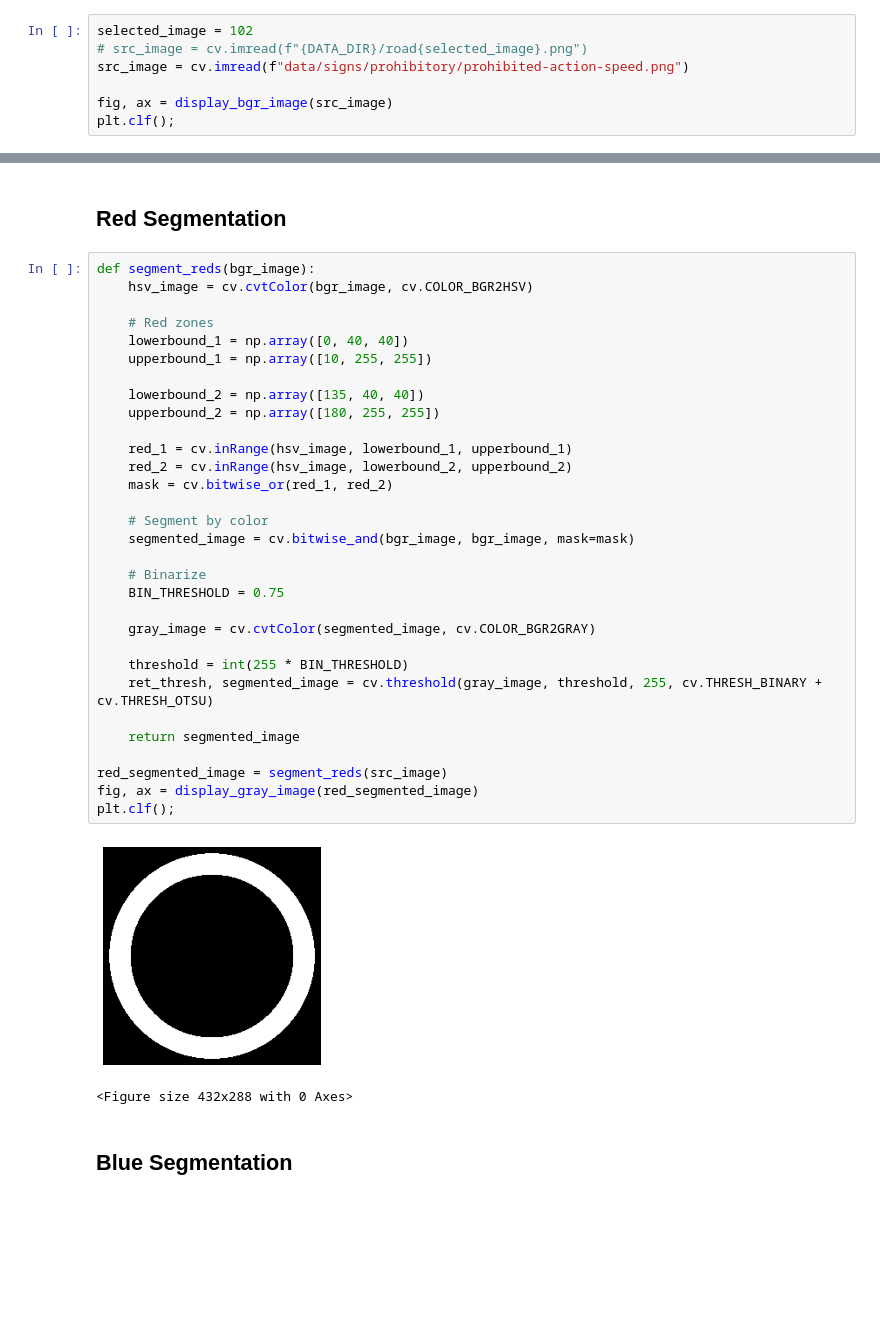
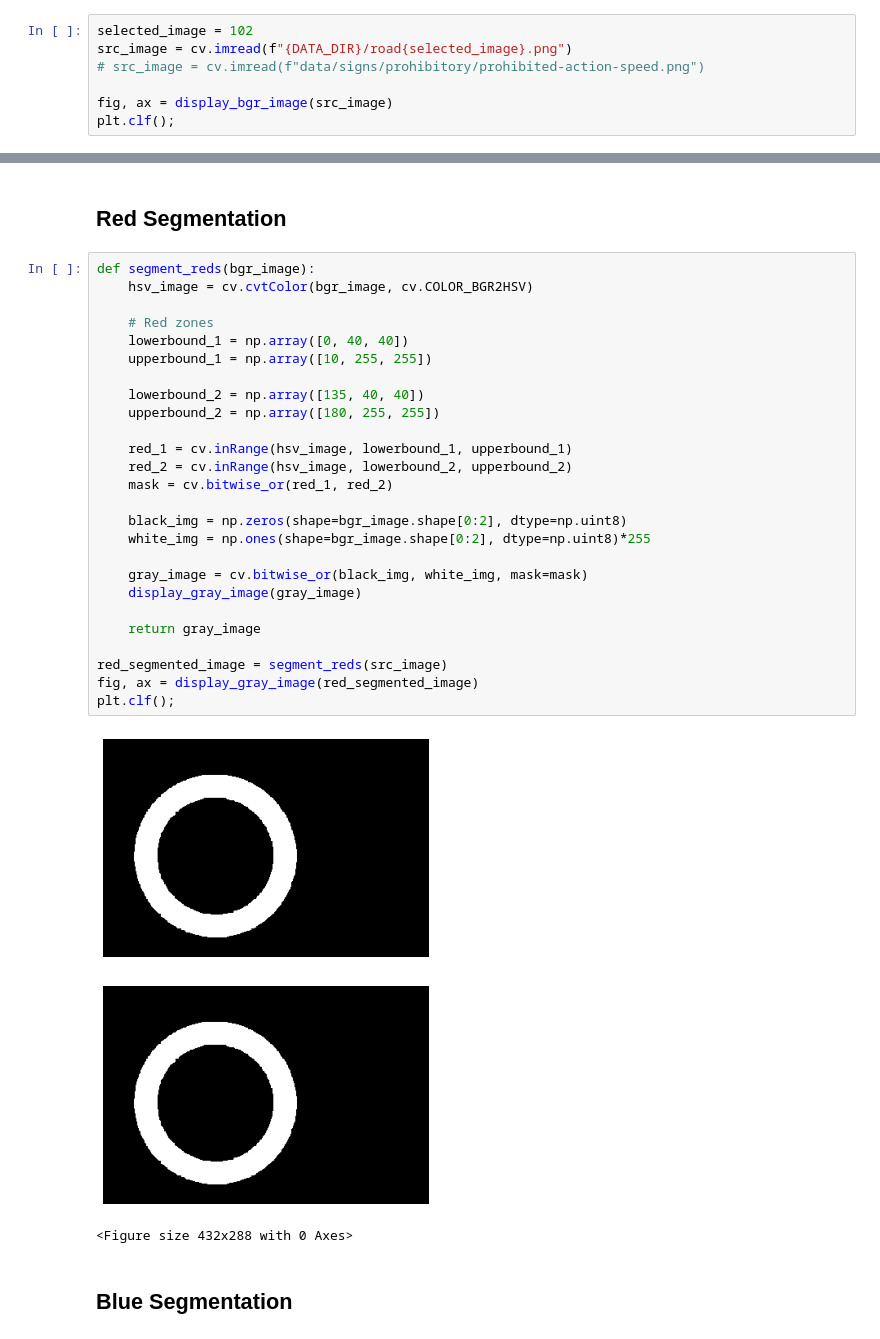
Before and after one commit to Telmooo/traffic-signifier, a Jupyter notebook: traffic_signifier.ipynb, the cells around one changed output, grey strips where cells are left out. Cells and saved outputs as stored; diff of their text form; blank space fills up the shorter version.

Commit message:
Fix: replaced thresholding for binarization of segmentation

```diff
--- a/traffic_signifier.ipynb
+++ b/traffic_signifier.ipynb
@@ -33,8 +33,8 @@ def display_gray_image(gray_image, show=True):
 # Original Image
 # %%
 selected_image = 102
-# src_image = cv.imread(f"{DATA_DIR}/road{selected_image}.png")
-src_image = cv.imread(f"data/signs/prohibitory/prohibited-action-speed.png")
+src_image = cv.imread(f"{DATA_DIR}/road{selected_image}.png")
+# src_image = cv.imread(f"data/signs/prohibitory/prohibited-action-speed.png")
 
 fig, ax = display_bgr_image(src_image)
 plt.clf();
@@ -141,36 +141,32 @@ In this phase, the processed image will be segmented by color. It was decided to
 # %%
 def segment_reds(bgr_image):
     hsv_image = cv.cvtColor(bgr_image, cv.COLOR_BGR2HSV)
 
     # Red zones
     lowerbound_1 = np.array([0, 40, 40])
     upperbound_1 = np.array([10, 255, 255])
 
     lowerbound_2 = np.array([135, 40, 40])
     upperbound_2 = np.array([180, 255, 255])
 
     red_1 = cv.inRange(hsv_image, lowerbound_1, upperbound_1)
     red_2 = cv.inRange(hsv_image, lowerbound_2, upperbound_2)
     mask = cv.bitwise_or(red_1, red_2)
 
-    # Segment by color
-    segmented_image = cv.bitwise_and(bgr_image, bgr_image, mask=mask)
+    black_img = np.zeros(shape=bgr_image.shape[0:2], dtype=np.uint8)
+    white_img = np.ones(shape=bgr_image.shape[0:2], dtype=np.uint8)*255
 
-    # Binarize
-    BIN_THRESHOLD = 0.75
+    gray_image = cv.bitwise_or(black_img, white_img, mask=mask)
+    display_gray_image(gray_image)
 
-    gray_image = cv.cvtColor(segmented_image, cv.COLOR_BGR2GRAY)
-
-    threshold = int(255 * BIN_THRESHOLD)
-    ret_thresh, segmented_image = cv.threshold(gray_image, threshold, 255, cv.THRESH_BINARY + cv.THRESH_OTSU)
-
-    return segmented_image
+    return gray_image
 
 red_segmented_image = segment_reds(src_image)
 fig, ax = display_gray_image(red_segmented_image)
 plt.clf();
 # %% [output]
-[figure, old version]
+[figure, new version]
+[figure, added]
 <Figure size 432x288 with 0 Axes>
 # %% [markdown]
 ## Blue Segmentation
```
Also changed, not shown: parts of 8 cells of this notebook, 1 other file.
